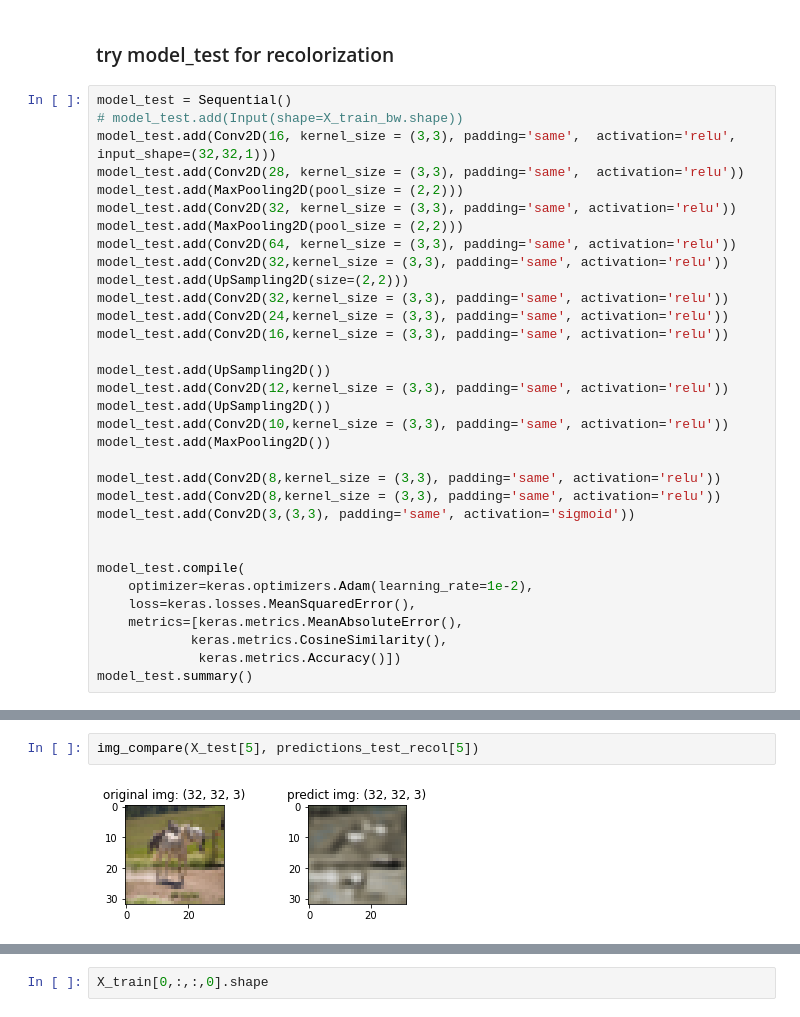
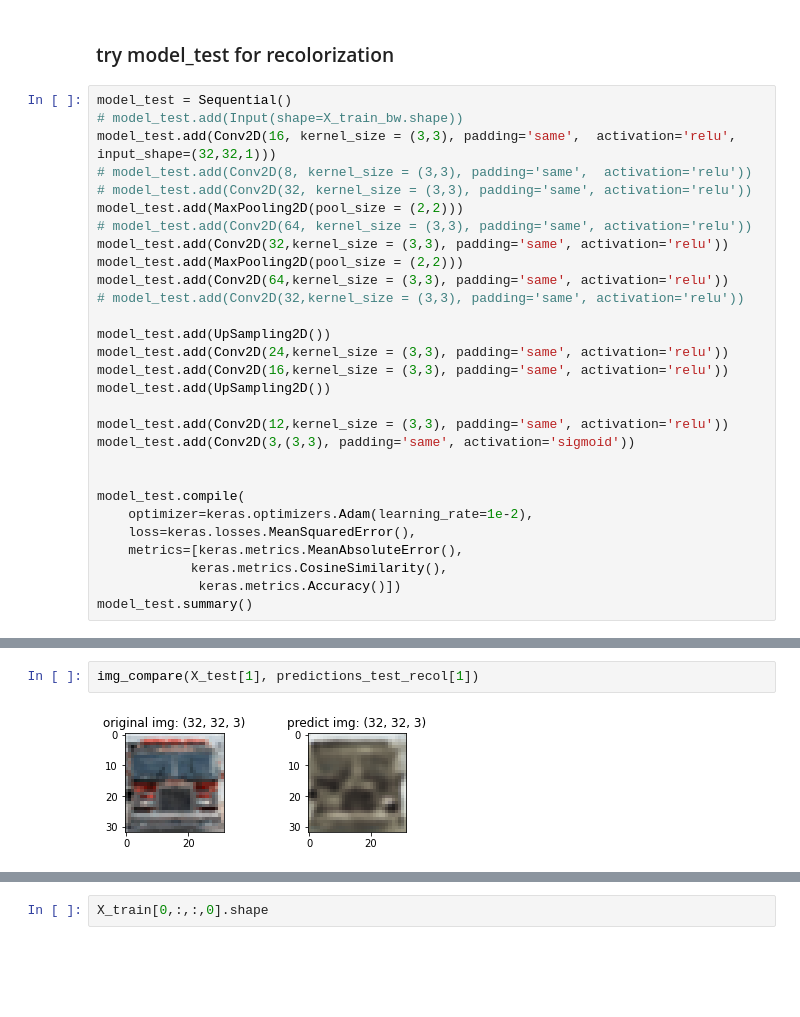
Before and after one commit to unofficial-Jona/ACML, a Jupyter notebook: convolutional autoencoders.ipynb, the cells around one changed output, grey strips where cells are left out. Saved outputs shown, nothing was run; the diff lists cells and outputs as text; blank space fills up the shorter version.

```diff
--- a/convolutional autoencoders.ipynb
+++ b/convolutional autoencoders.ipynb
@@ -329,25 +369,21 @@ predictions_test = model_test.predict(X_test)
 model_test = Sequential()
 # model_test.add(Input(shape=X_train_bw.shape))
 model_test.add(Conv2D(16, kernel_size = (3,3), padding='same',  activation='relu', input_shape=(32,32,1)))
-model_test.add(Conv2D(28, kernel_size = (3,3), padding='same',  activation='relu'))
+# model_test.add(Conv2D(8, kernel_size = (3,3), padding='same',  activation='relu'))
+# model_test.add(Conv2D(32, kernel_size = (3,3), padding='same', activation='relu'))
 model_test.add(MaxPooling2D(pool_size = (2,2)))
-model_test.add(Conv2D(32, kernel_size = (3,3), padding='same', activation='relu'))
+# model_test.add(Conv2D(64, kernel_size = (3,3), padding='same', activation='relu'))
+model_test.add(Conv2D(32,kernel_size = (3,3), padding='same', activation='relu'))
 model_test.add(MaxPooling2D(pool_size = (2,2)))
-model_test.add(Conv2D(64, kernel_size = (3,3), padding='same', activation='relu'))
-model_test.add(Conv2D(32,kernel_size = (3,3), padding='same', activation='relu'))
-model_test.add(UpSampling2D(size=(2,2)))
-model_test.add(Conv2D(32,kernel_size = (3,3), padding='same', activation='relu'))
+model_test.add(Conv2D(64,kernel_size = (3,3), padding='same', activation='relu'))
+# model_test.add(Conv2D(32,kernel_size = (3,3), padding='same', activation='relu'))
+
+model_test.add(UpSampling2D())
 model_test.add(Conv2D(24,kernel_size = (3,3), padding='same', activation='relu'))
 model_test.add(Conv2D(16,kernel_size = (3,3), padding='same', activation='relu'))
+model_test.add(UpSampling2D())
 
-model_test.add(UpSampling2D())
 model_test.add(Conv2D(12,kernel_size = (3,3), padding='same', activation='relu'))
-model_test.add(UpSampling2D())
-model_test.add(Conv2D(10,kernel_size = (3,3), padding='same', activation='relu'))
-model_test.add(MaxPooling2D())
-
-model_test.add(Conv2D(8,kernel_size = (3,3), padding='same', activation='relu'))
-model_test.add(Conv2D(8,kernel_size = (3,3), padding='same', activation='relu'))
 model_test.add(Conv2D(3,(3,3), padding='same', activation='sigmoid'))
 
 
@@ -402,7 +438,7 @@ Epoch 10/10
 # %%
-img_compare(X_test[5], predictions_test_recol[5])
+img_compare(X_test[1], predictions_test_recol[1])
 # %% [output]
-[figure, old version]
+[figure, new version]
 # %%
 small_model_color = Sequential()
 small_model_color.add(Conv2D(8, (3,3), padding='same', activation='relu', input_shape=(32,32,1)))
```
Also changed, not shown: parts of 16 cells of this notebook.
